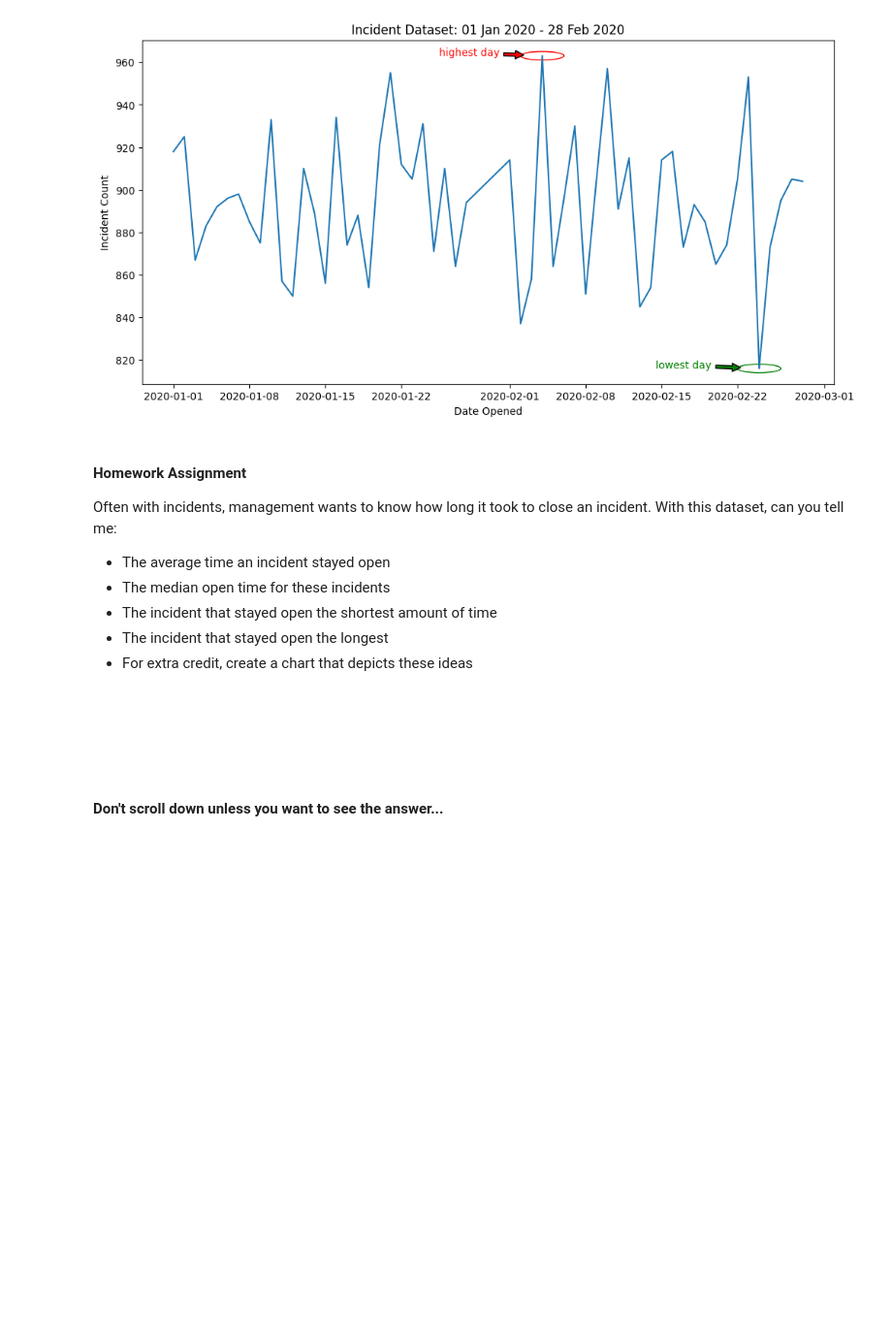
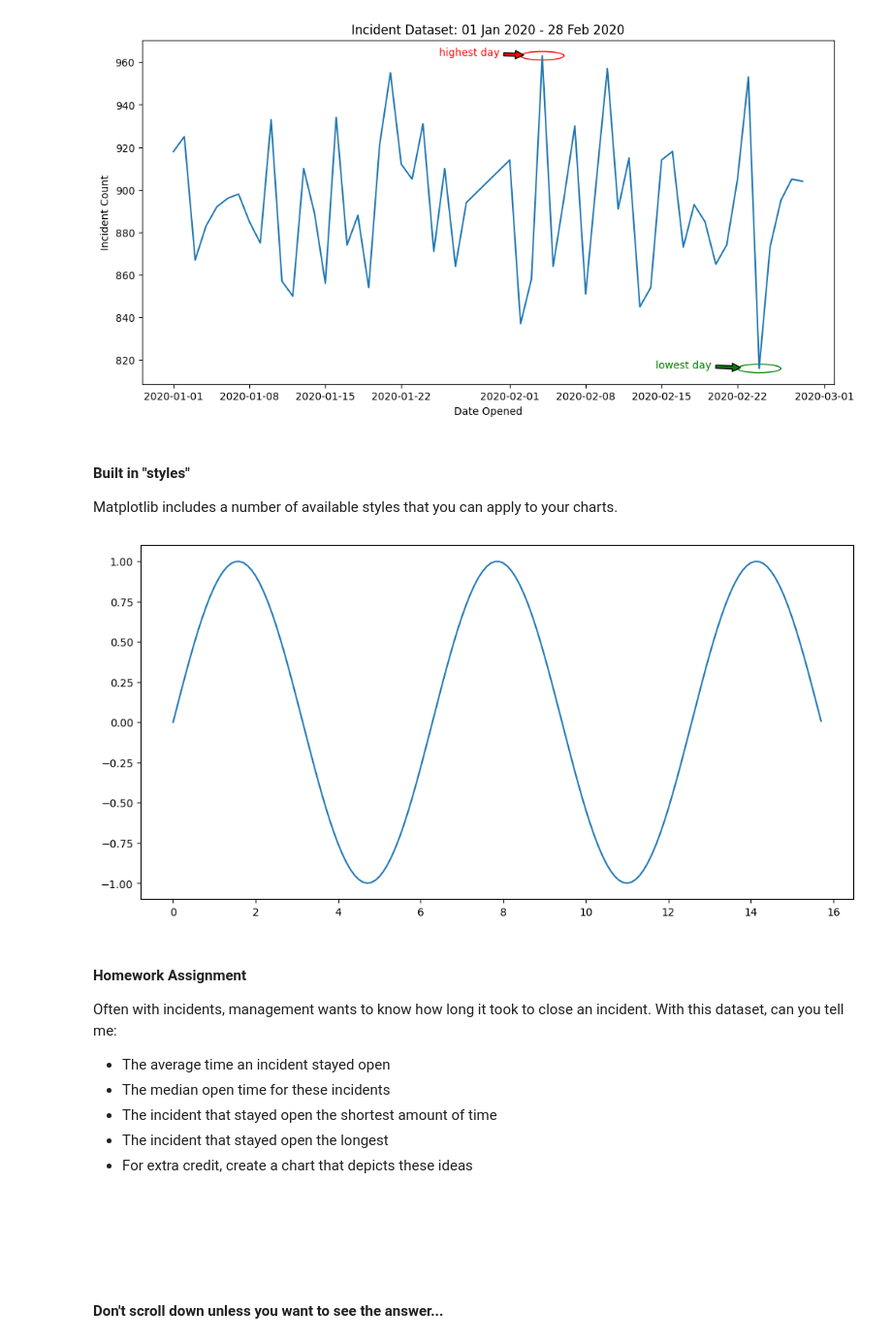
Before and after one commit to brad-do/hs_training, a Jupyter notebook: day2.ipynb, the cells around one changed output. Shown at 97% size. Saved outputs shown, nothing was run; the diff lists cells and outputs as text; code cells hidden in the pictures; blank space fills up the shorter version.

```diff
--- a/day2.ipynb
+++ b/day2.ipynb
@@ -214,6 +263,18 @@ for xy, l, c in [((highest_day, highest_amt), 'highest day', 'r'), ((lowest_day,
                     facecolor=c, shrinkB=15*1.2))
 # %% [output]
 [figure]
+# %% [markdown]
+#### Built in "styles"
+Matplotlib includes a number of available styles that you can apply to your charts.
+# %%
+fig, ax = plt.subplots(figsize=(12, 6))
+
+#plt.xkcd()  # using the XKCD "style"
+x = np.arange(0, 5*np.pi, 0.1)
+y = np.sin(x)
+_ = ax.plot(x, y)
+# %% [output]
+[figure, added]
 # %% [markdown]
 #### Homework Assignment
 Often with incidents, management wants to know how long it took to close an incident.  With this dataset, can you tell me:
```
Also changed, not shown: parts of 9 cells of this notebook, 3 other files.
